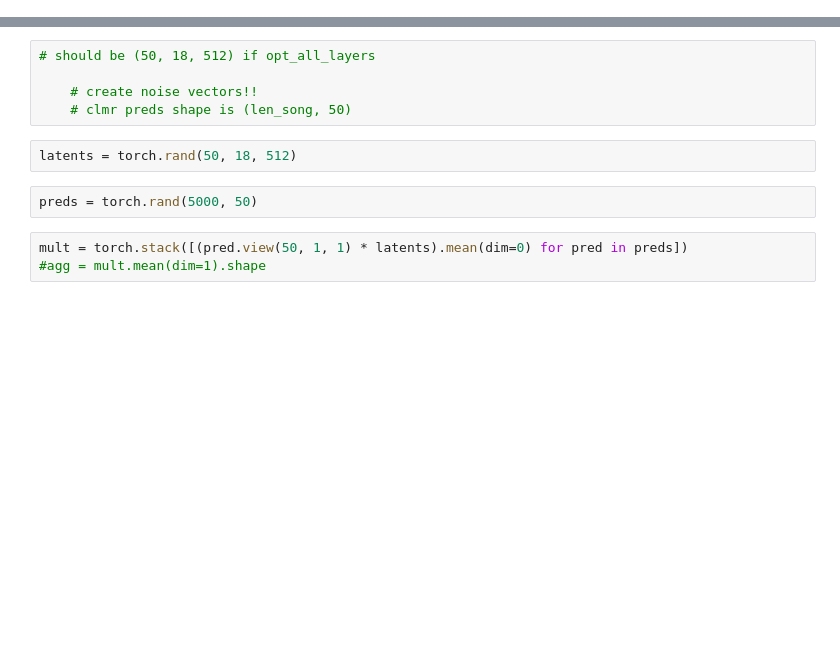
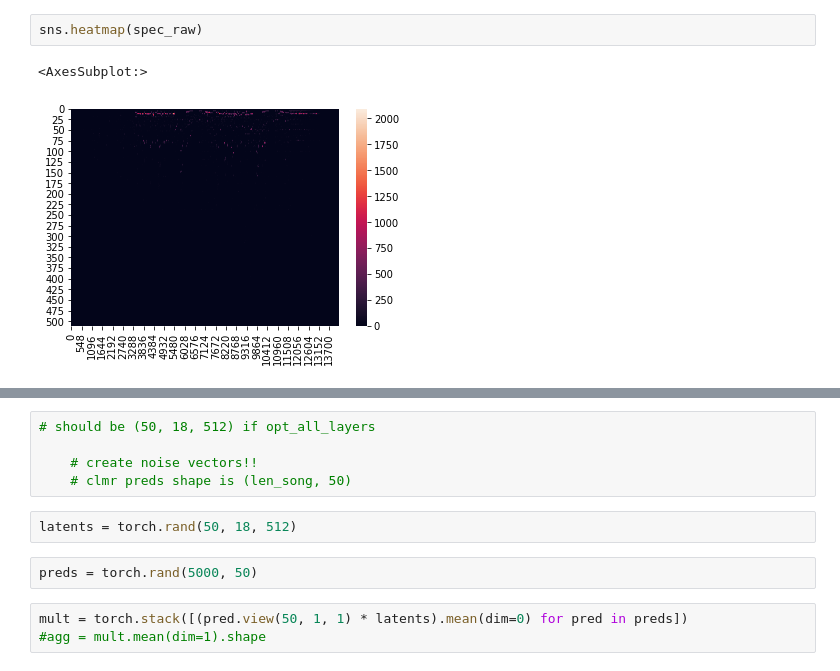
Before and after one commit to valayDave/lucid-sonic-dreams, a Jupyter notebook: analyze_song_preds.ipynb, the cells around one changed output, grey strips where cells are left out. Drawn from its saved outputs; the diff is of its cells as text; blank space fills up the shorter version.

```diff
--- a/analyze_song_preds.ipynb
+++ b/analyze_song_preds.ipynb
@@ -0,0 +84,5 @@
+# %%
+sns.heatmap(spec_raw)
+# %% [output]
+<AxesSubplot:>
+[figure, added]
```
Also changed, not shown: parts of 48 cells of this notebook, 2 other files.
